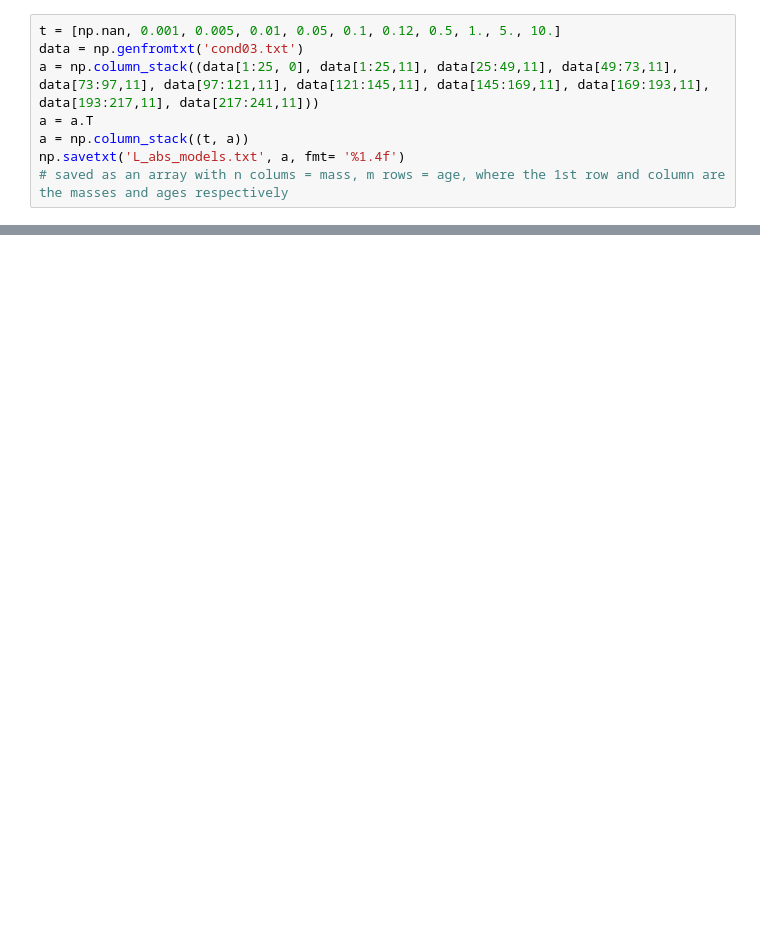
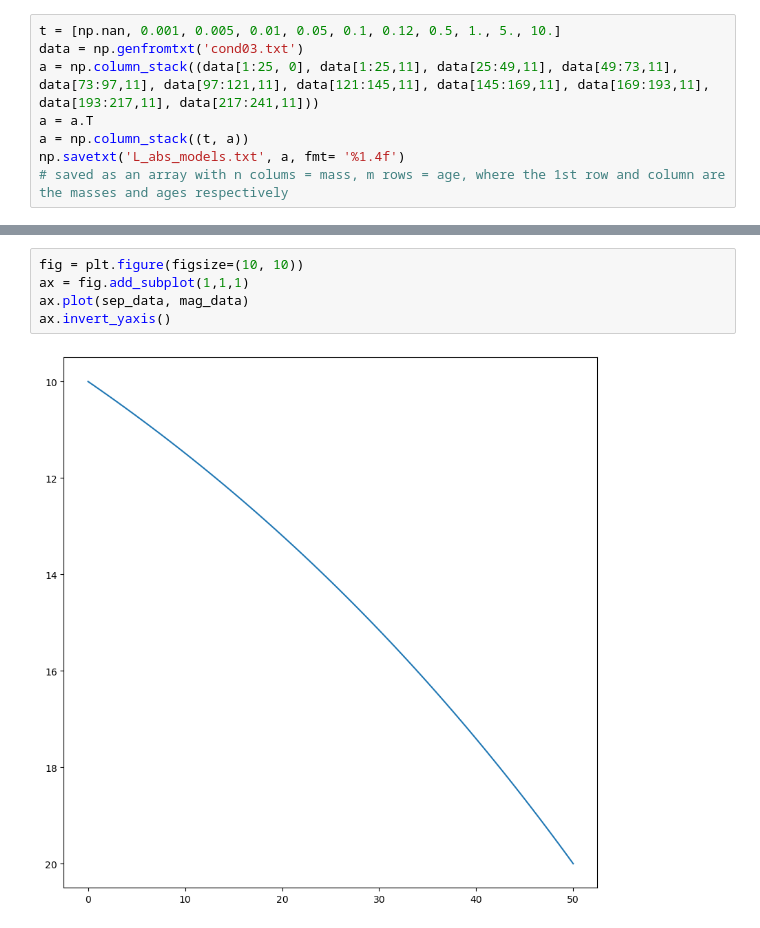
Before and after one commit to BryceDixon/High_Contrast_Imaging, a Jupyter notebook: contrast_curve_converter.ipynb, the cells around one changed output, grey strips where cells are left out. Saved outputs shown, nothing was run; the diff lists cells and outputs as text; blank space fills up the shorter version.

```diff
--- a/contrast_curve_converter.ipynb
+++ b/contrast_curve_converter.ipynb
@@ -37,0 +26,7 @@ no
+# %%
+fig = plt.figure(figsize=(10, 10))
+ax = fig.add_subplot(1,1,1)
+ax.plot(sep_data, mag_data)
+ax.invert_yaxis()
+# %% [output]
+[figure, added]
```
Also changed, not shown: parts of 3 cells of this notebook, 1 other file.
